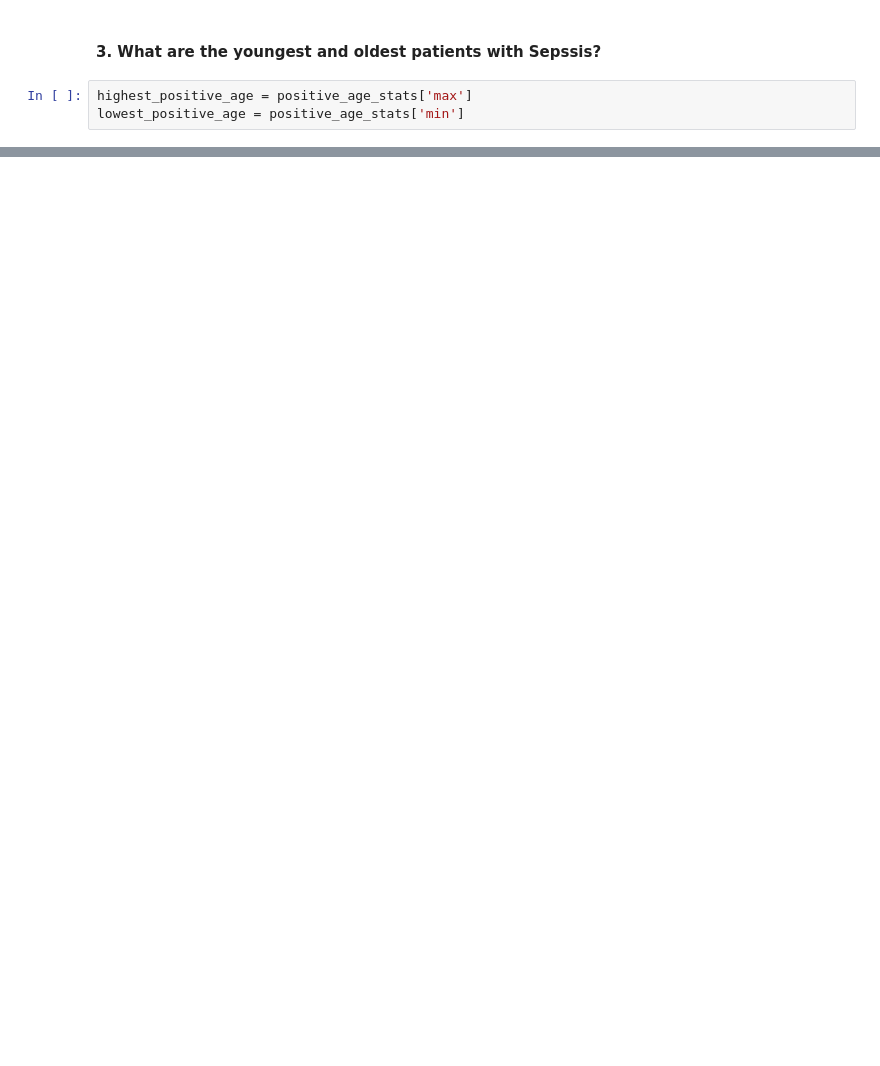
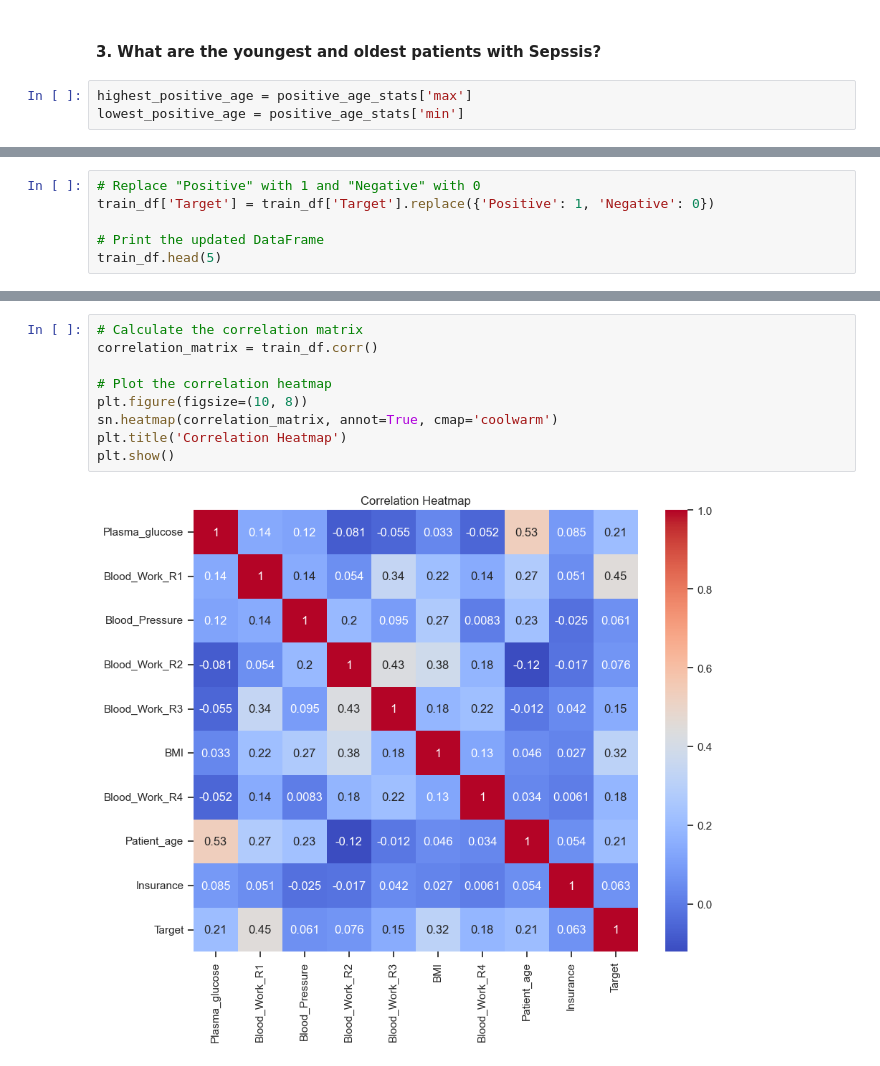
Before and after one commit to Gilbert-B/Machine-Learning-API-using-FastAPI, a Jupyter notebook: datasets/Sepsis.ipynb, the cells around one changed output, grey strips where cells are left out. Cells and saved outputs as stored; diff of their text form; blank space fills up the shorter version.

Commit message:
Determning the correlation of the columns

```diff
--- a/datasets/Sepsis.ipynb
+++ b/datasets/Sepsis.ipynb
@@ -661,0 +723,6 @@ print(f'The oldest and youngest patient with Sepssis is {highest_positive_age} a
+# %%
+# Replace "Positive" with 1 and "Negative" with 0
+train_df['Target'] = train_df['Target'].replace({'Positive': 1, 'Negative': 0})
+
+# Print the updated DataFrame
+train_df.head(5)
@@ -661,0 +736,11 @@ print(f'The oldest and youngest patient with Sepssis is {highest_positive_age} a
+# %%
+# Calculate the correlation matrix
+correlation_matrix = train_df.corr()
+
+# Plot the correlation heatmap
+plt.figure(figsize=(10, 8))
+sn.heatmap(correlation_matrix, annot=True, cmap='coolwarm')
+plt.title('Correlation Heatmap')
+plt.show()
+# %% [output]
+[figure, added]
```
Also changed, not shown: parts of 45 cells of this notebook.
